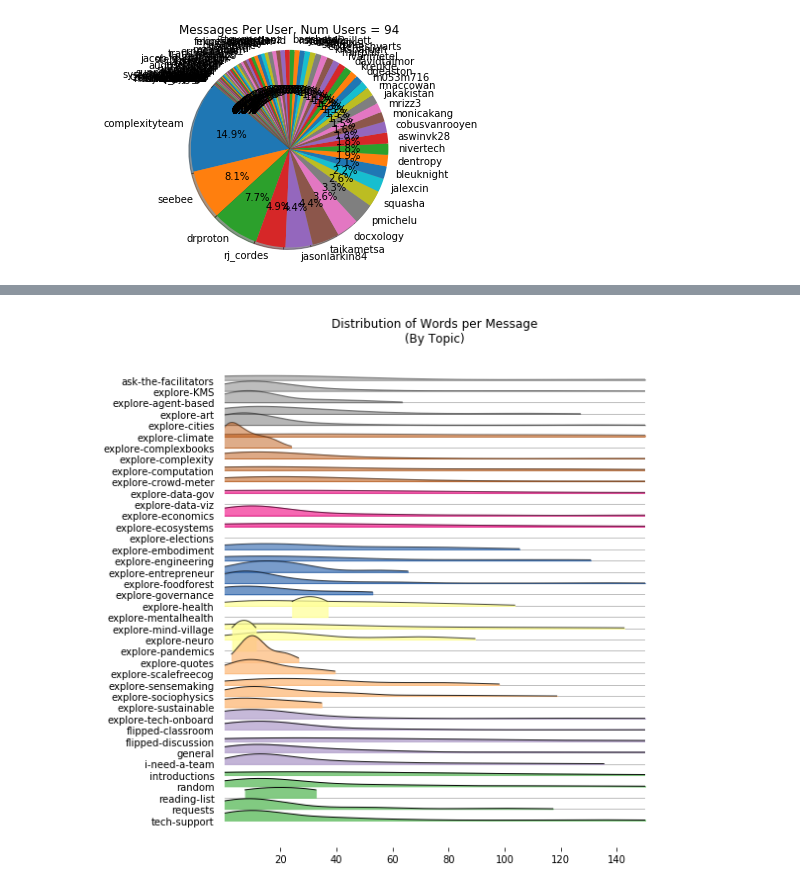
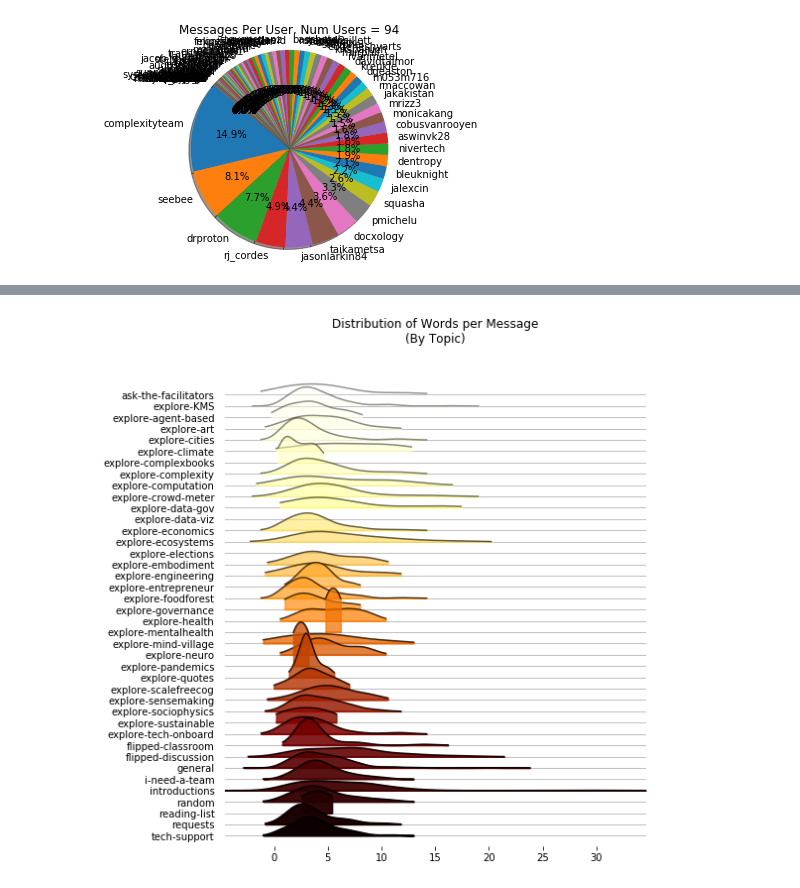
Before and after one commit to dentropy/keybase-binding-original, a Jupyter notebook: generate_graphs.ipynb, the cells around one changed output, grey strips where cells are left out. Cells and saved outputs as stored; diff of their text form; code cells hidden in the pictures.

Commit message:
Update .gitignore and generate_graphs.ipynb

```diff
--- a/generate_graphs.ipynb
+++ b/generate_graphs.ipynb
@@ -27,16 +28,18 @@ def generate_plots(labels_list, numbers_list, title):
     plt.show()
 
 
-def generate_joyplot(df, by, column,
+def generate_joyplot(df=None,
+                     by=None,
+                     column=None,
                      sortby=None,
                      title="Distributions",
+                     xlab=None,
                      figsize=(5,20),
                      x_range=None,
                      fade=False,
                      kind="kde",
                      labels=False,
-                     colormap=cm.Accent_r
-                    ):
+                     colormap=cm.Accent_r):
     # Makes "stacked" distributions using joyplot package. df is a pandas data frame.
     if sortby is not None:
         df = df.sort_values(by=sortby)
@@ -49,9 +52,12 @@ def generate_joyplot(df, by, column,
                               legend=False,
                               title=title,
                               labels=labels,
+                              kind=kind,
                               colormap=colormap,
-                              fade=fade,
-                              kind=kind)
+                              fade=fade)
+    if xlab is None:
+        xlab = column
+    axes[1].xlabel = xlab
 # %%
 title = "Characters Per User, Num Users = " + str(len(gen_an.characters_per_user["user"]))
 generate_plots(gen_an.characters_per_user["user"],gen_an.characters_per_user["characters_per_user"], title)
@@ -102,0 +101,7 @@ df.head()
+# %%
+n_rows = df.shape[0]
+data = [None]*n_rows
+for i in range(n_rows):
+    data[i] = round(math.sqrt(df.word_count[i]))
+df['sqrt_word_count'] = data
+df.head()
@@ -103,10 +115,11 @@ df.head()
 # %%
-generate_joyplot(df, "topic", "word_count",
+generate_joyplot(df=df, by="topic", column="sqrt_word_count",
                  sortby="characters_per_topic",
                  title="Distribution of Words per Message\n(By Topic)",
-                 x_range=np.linspace(0,150,200),
                  figsize=(8,8),
+                 fade=True,
                  kind="kde",
-                 fade=True)
+                 labels=None,
+                 colormap=cm.afmhot_r)
 # %% [output]
-[figure, old version]
+[figure, new version]
```
Also changed, not shown: parts of 3 cells of this notebook, 1 other file.
